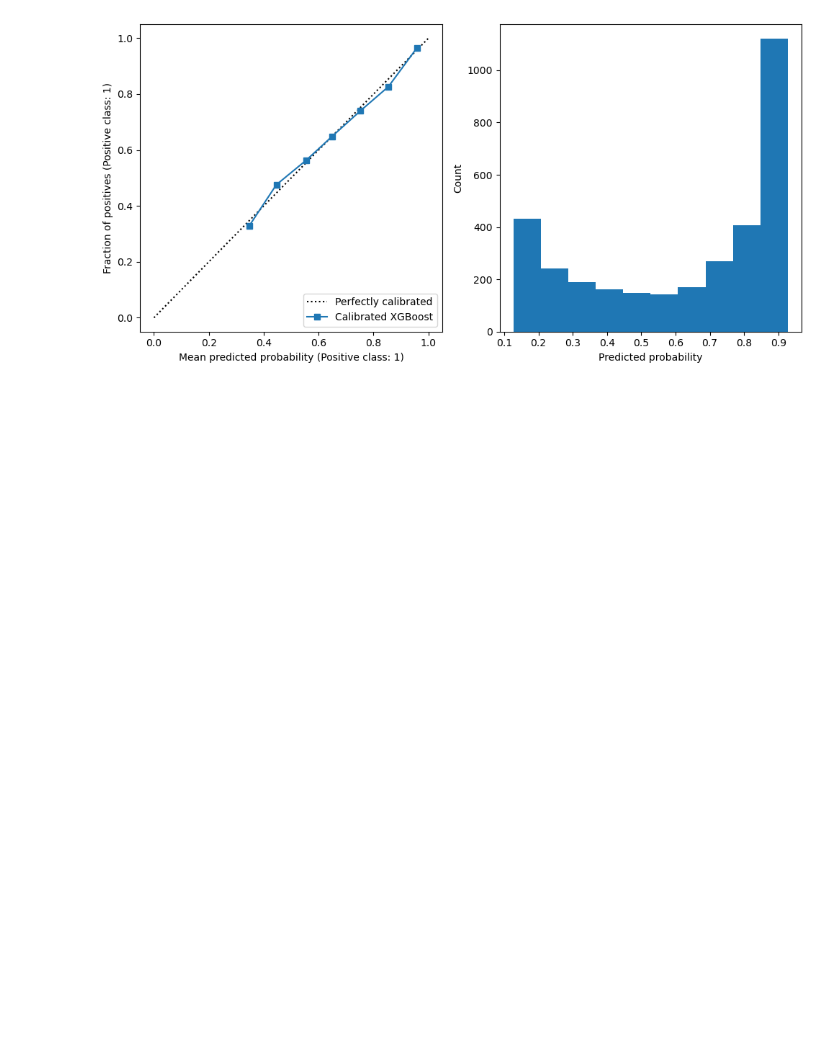
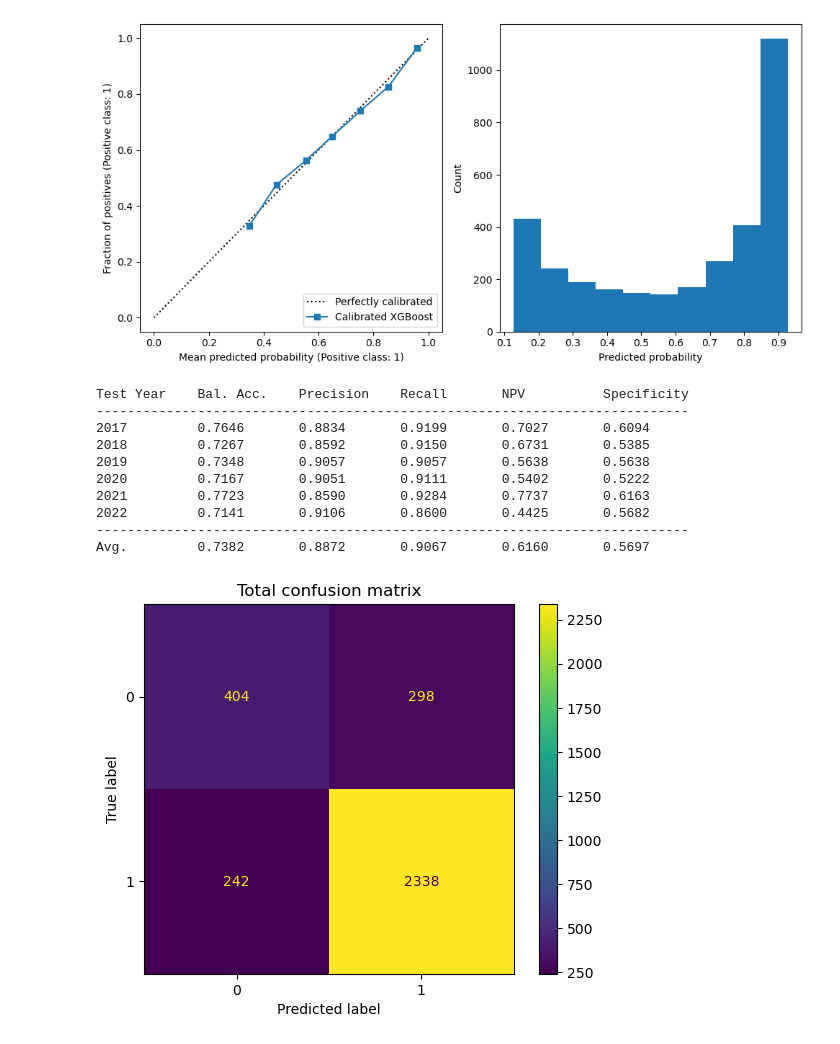
Before and after one commit to aapandy2/predicting_nba_player_retention, a Jupyter notebook: 5_Calibration.ipynb, the cells around one changed output. Cells and saved outputs as stored; diff of their text form; code cells hidden in the pictures; blank space fills up the shorter version.

```diff
--- a/5_Calibration.ipynb
+++ b/5_Calibration.ipynb
@@ -304,3 +304,17 @@ plt.tight_layout()
 plt.show()
 # %% [output]
 [figure]
+# %%
+test_model_performance(calibrated_final_model)
+# %% [output]
+Test Year    Bal. Acc.    Precision    Recall       NPV          Specificity
+----------------------------------------------------------------------------
+2017         0.7646       0.8834       0.9199       0.7027       0.6094
+2018         0.7267       0.8592       0.9150       0.6731       0.5385
+2019         0.7348       0.9057       0.9057       0.5638       0.5638
+2020         0.7167       0.9051       0.9111       0.5402       0.5222
+2021         0.7723       0.8590       0.9284       0.7737       0.6163
+2022         0.7141       0.9106       0.8600       0.4425       0.5682
+----------------------------------------------------------------------------
+Avg.         0.7382       0.8872       0.9067       0.6160       0.5697
+[figure, added]
```
Also changed, not shown: parts of 1 cell of this notebook.
